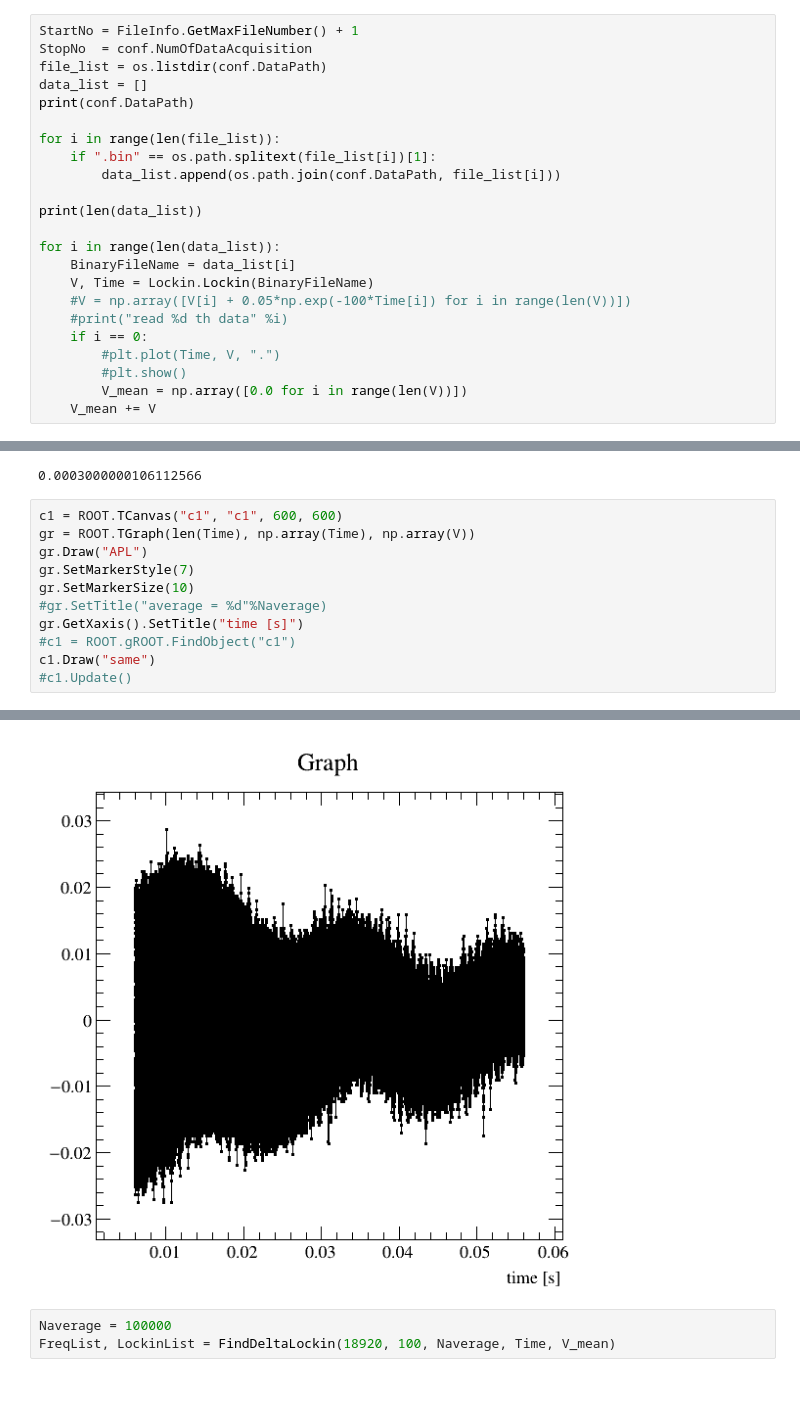
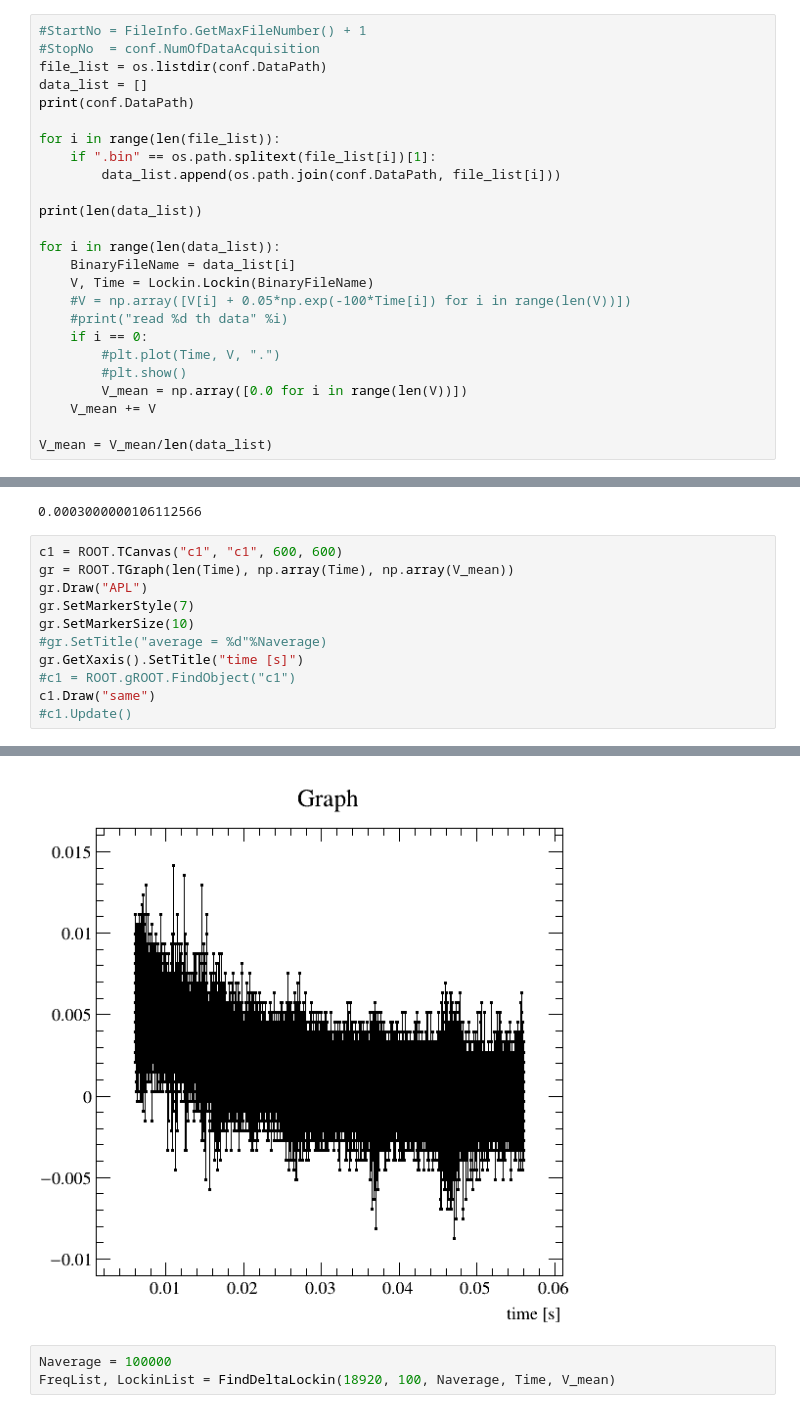
Before and after one commit to GakutaroNishimura/FIDNMR, a Jupyter notebook: FindFreqLockin.ipynb, the cells around one changed output, grey strips where cells are left out. Saved outputs shown, nothing was run; the diff lists cells and outputs as text.

```diff
--- a/FindFreqLockin.ipynb
+++ b/FindFreqLockin.ipynb
@@ -14,6 +15,6 @@ Welcome to JupyROOT 6.26/06
 # %%
-StartNo = FileInfo.GetMaxFileNumber() + 1
-StopNo  = conf.NumOfDataAcquisition
+#StartNo = FileInfo.GetMaxFileNumber() + 1
+#StopNo  = conf.NumOfDataAcquisition
 file_list = os.listdir(conf.DataPath)
 data_list = []
 print(conf.DataPath)
@@ -34,4 +35,6 @@ for i in range(len(data_list)):
         #plt.show()
         V_mean = np.array([0.0 for i in range(len(V))])
     V_mean += V
+
+V_mean = V_mean/len(data_list)
 # %% [output]
@@ -206,18 +213,18 @@ sampling_rate
 0.0003000000106112566
 # %%
 c1 = ROOT.TCanvas("c1", "c1", 600, 600)
-gr = ROOT.TGraph(len(Time), np.array(Time), np.array(V))
+gr = ROOT.TGraph(len(Time), np.array(Time), np.array(V_mean))
 gr.Draw("APL")
 gr.SetMarkerStyle(7)
 gr.SetMarkerSize(10)
 #gr.SetTitle("average = %d"%Naverage)
 gr.GetXaxis().SetTitle("time [s]")
 #c1 = ROOT.gROOT.FindObject("c1")
 c1.Draw("same")
 #c1.Update()
 # %% [output]
 Warning in <TCanvas::Constructor>: Deleting canvas with same name: c1
-[figure, old version]
+[figure, new version]
 # %%
 Naverage = 100000
 FreqList, LockinList = FindDeltaLockin(18920, 100, Naverage, Time, V_mean)
```
Also changed, not shown: parts of 7 cells of this notebook, 1 other file.
